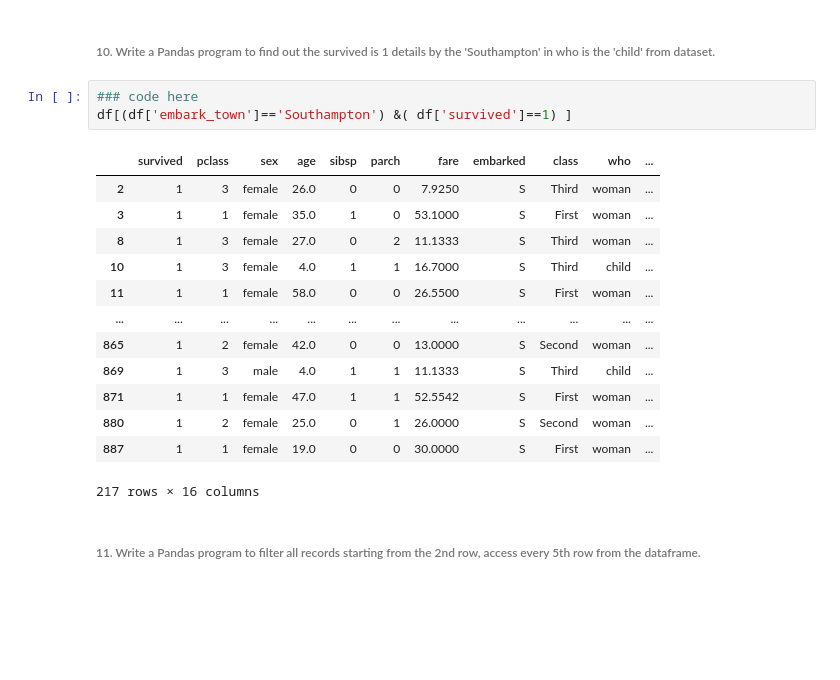
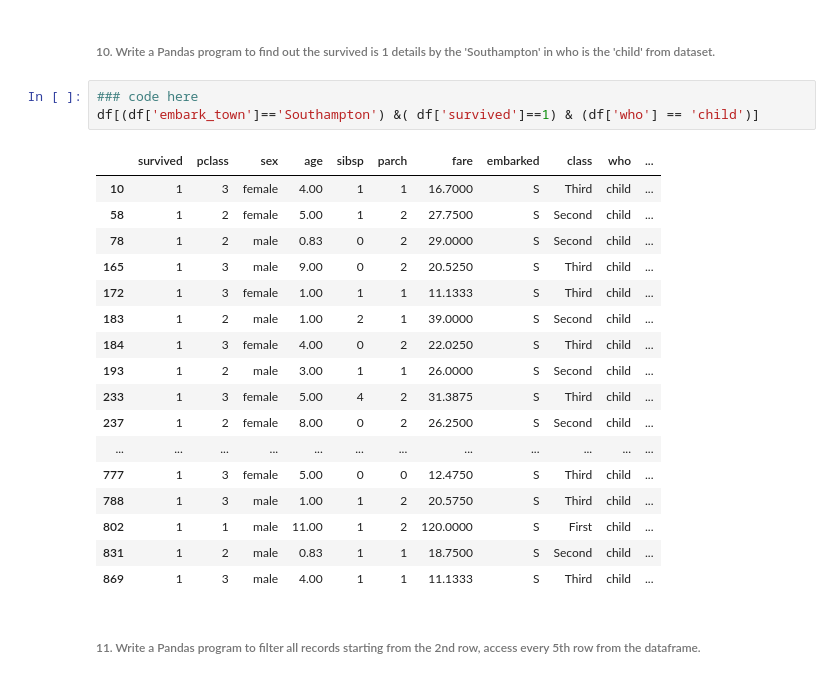
Before and after one commit to Jayakrishna143/assignments, a Jupyter notebook: pandas_assignment_day_2_ans.ipynb, the cells around one changed output. Cells and saved outputs as stored; diff of their text form; blank space fills up the shorter version.

```diff
--- a/pandas_assignment_day_2_ans.ipynb
+++ b/pandas_assignment_day_2_ans.ipynb
@@ -253,21 +277,25 @@ df.drop_duplicates(subset='embark_town')
 ###### 10. Write a Pandas program to find out the survived is 1 details by the 'Southampton' in who is the 'child' from dataset.
 # %%
 ### code here
-df[(df['embark_town']=='Southampton') &( df['survived']==1) ]
+df[(df['embark_town']=='Southampton') &( df['survived']==1) & (df['who'] == 'child')]
 # %% [output]
 |  | survived | pclass | sex | age | sibsp | parch | fare | embarked | class | who | ... |
-| 2 | 1 | 3 | female | 26.0 | 0 | 0 | 7.9250 | S | Third | woman | ... |
-| 3 | 1 | 1 | female | 35.0 | 1 | 0 | 53.1000 | S | First | woman | ... |
-| 8 | 1 | 3 | female | 27.0 | 0 | 2 | 11.1333 | S | Third | woman | ... |
-| 10 | 1 | 3 | female | 4.0 | 1 | 1 | 16.7000 | S | Third | child | ... |
-| 11 | 1 | 1 | female | 58.0 | 0 | 0 | 26.5500 | S | First | woman | ... |
+| 10 | 1 | 3 | female | 4.00 | 1 | 1 | 16.7000 | S | Third | child | ... |
+| 58 | 1 | 2 | female | 5.00 | 1 | 2 | 27.7500 | S | Second | child | ... |
+| 78 | 1 | 2 | male | 0.83 | 0 | 2 | 29.0000 | S | Second | child | ... |
+| 165 | 1 | 3 | male | 9.00 | 0 | 2 | 20.5250 | S | Third | child | ... |
+| 172 | 1 | 3 | female | 1.00 | 1 | 1 | 11.1333 | S | Third | child | ... |
+| 183 | 1 | 2 | male | 1.00 | 2 | 1 | 39.0000 | S | Second | child | ... |
+| 184 | 1 | 3 | female | 4.00 | 0 | 2 | 22.0250 | S | Third | child | ... |
+| 193 | 1 | 2 | male | 3.00 | 1 | 1 | 26.0000 | S | Second | child | ... |
+| 233 | 1 | 3 | female | 5.00 | 4 | 2 | 31.3875 | S | Third | child | ... |
+| 237 | 1 | 2 | female | 8.00 | 0 | 2 | 26.2500 | S | Second | child | ... |
 | ... | ... | ... | ... | ... | ... | ... | ... | ... | ... | ... | ... |
-| 865 | 1 | 2 | female | 42.0 | 0 | 0 | 13.0000 | S | Second | woman | ... |
-| 869 | 1 | 3 | male | 4.0 | 1 | 1 | 11.1333 | S | Third | child | ... |
-| 871 | 1 | 1 | female | 47.0 | 1 | 1 | 52.5542 | S | First | woman | ... |
-| 880 | 1 | 2 | female | 25.0 | 0 | 1 | 26.0000 | S | Second | woman | ... |
-| 887 | 1 | 1 | female | 19.0 | 0 | 0 | 30.0000 | S | First | woman | ... |
+| 777 | 1 | 3 | female | 5.00 | 0 | 0 | 12.4750 | S | Third | child | ... |
+| 788 | 1 | 3 | male | 1.00 | 1 | 2 | 20.5750 | S | Third | child | ... |
+| 802 | 1 | 1 | male | 11.00 | 1 | 2 | 120.0000 | S | First | child | ... |
+| 831 | 1 | 2 | male | 0.83 | 1 | 1 | 18.7500 | S | Second | child | ... |
+| 869 | 1 | 3 | male | 4.00 | 1 | 1 | 11.1333 | S | Third | child | ... |
-217 rows × 16 columns
 # %% [markdown]
 ###### 11. Write a Pandas program to filter all records starting from the 2nd row, access every 5th row from the dataframe.
 # %%
```
Also changed, not shown: parts of 3 cells of this notebook.
